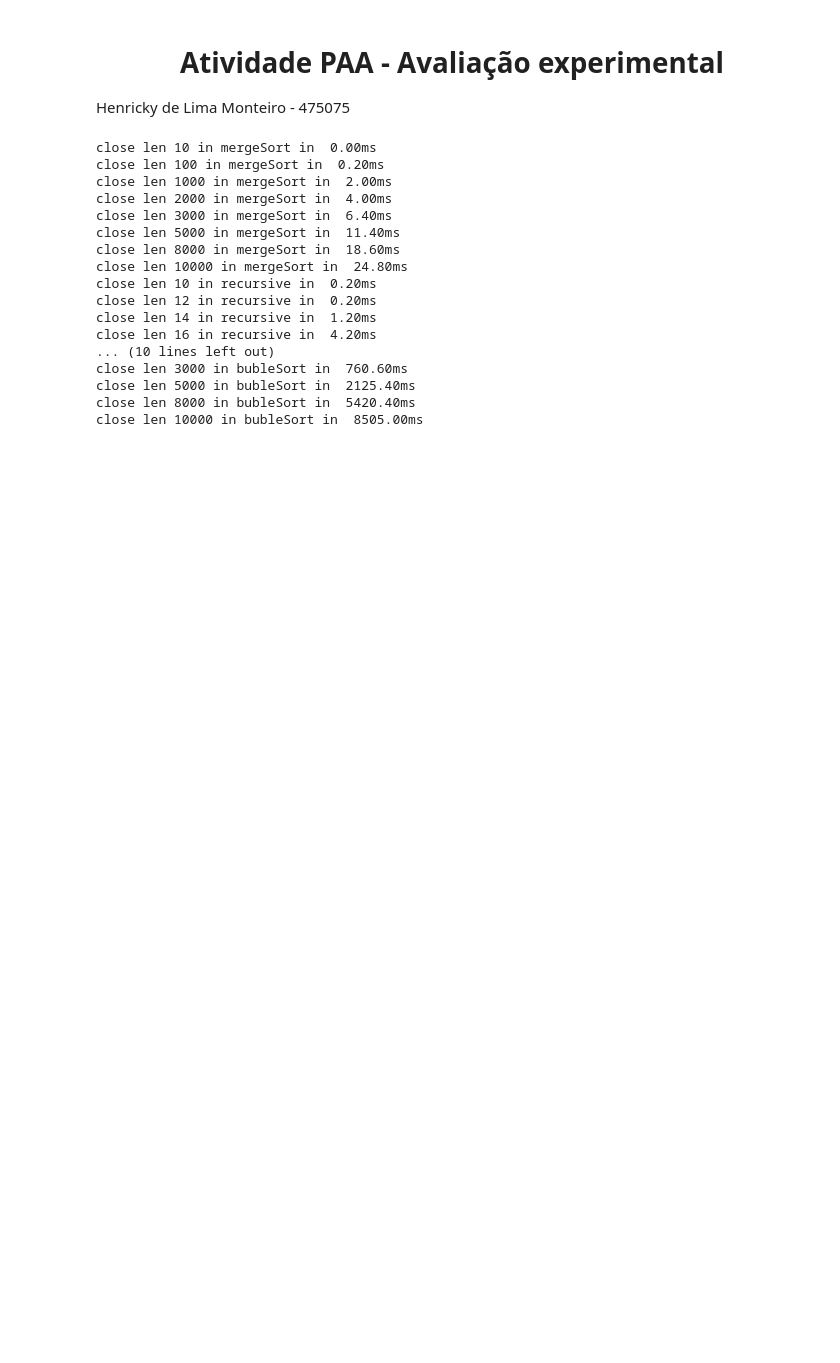
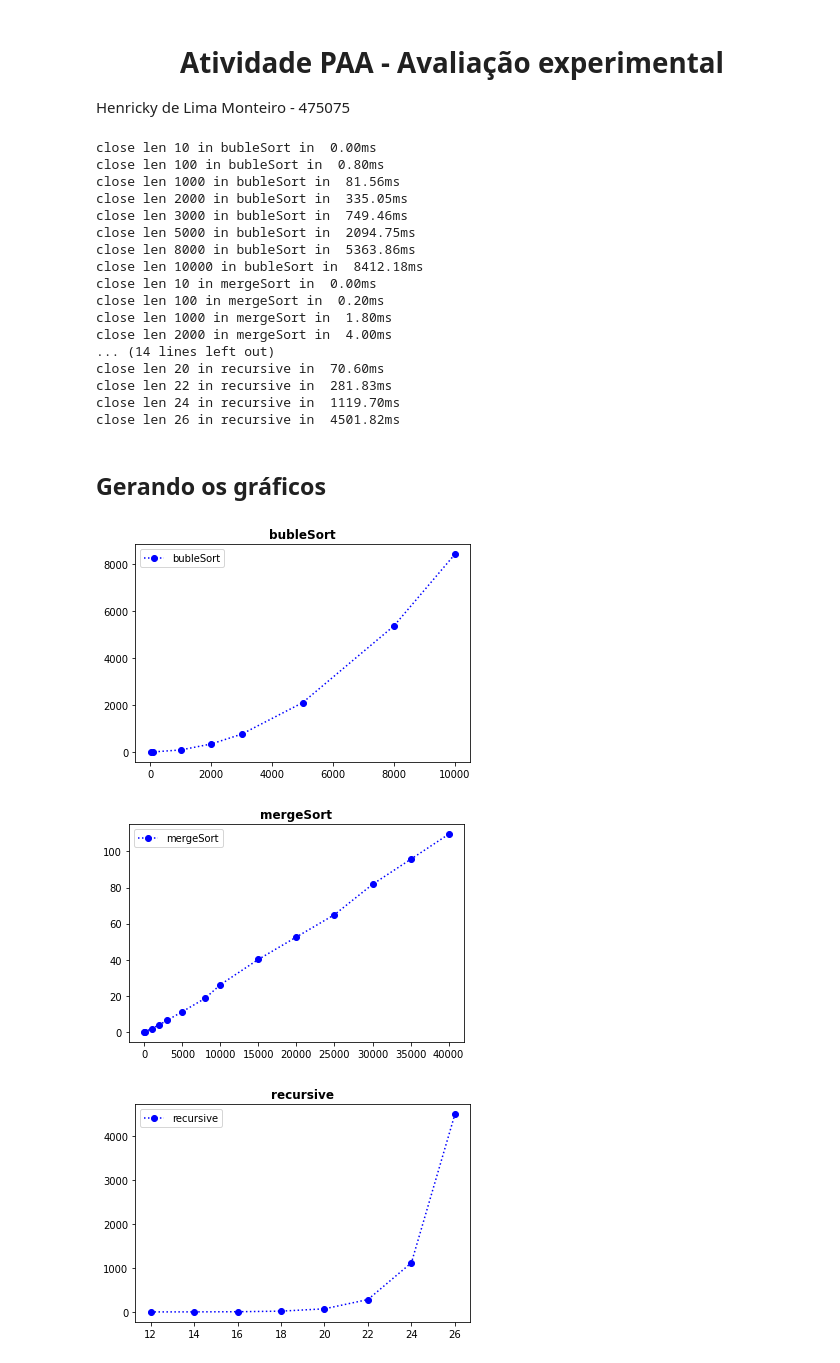
Before and after one commit to HenrickyL/PAA, a Jupyter notebook: Atividade03/atv3.ipynb, the cells around one changed output. Drawn from its saved outputs; the diff is of its cells as text; code cells hidden in the pictures; blank space fills up the shorter version.

Commit message:
graph

```diff
--- a/Atividade03/atv3.ipynb
+++ b/Atividade03/atv3.ipynb
@@ -80,25 +80,48 @@ def GenerateDataByMethod(lenghts, n, method, name, inputTypeArray=True):
 # %%
 lenghts = GenerateData([10,100,1000,2000,3000, 5000, 8000, 10000])
 n = 5
+GenerateDataByMethod(lenghts,n, bubleSort, 'bubleSort')
+lenghts = lenghts+ GenerateData([15000,20000,25000,30000,35000,40000])
 GenerateDataByMethod(lenghts,n, mergeSort, 'mergeSort')
-inputs = [i for i in range(10,30,2)]
+inputs = [i for i in range(12,28,2)]
 GenerateDataByMethod(inputs,n, recursive, 'recursive',inputTypeArray=False)
-GenerateDataByMethod(lenghts,n, bubleSort, 'bubleSort')
 # %% [output]
+close len 10 in bubleSort in  0.00ms
+close len 100 in bubleSort in  0.80ms
+close len 1000 in bubleSort in  81.56ms
+close len 2000 in bubleSort in  335.05ms
+close len 3000 in bubleSort in  749.46ms
+close len 5000 in bubleSort in  2094.75ms
+close len 8000 in bubleSort in  5363.86ms
+close len 10000 in bubleSort in  8412.18ms
 close len 10 in mergeSort in  0.00ms
 close len 100 in mergeSort in  0.20ms
-close len 1000 in mergeSort in  2.00ms
+close len 1000 in mergeSort in  1.80ms
 close len 2000 in mergeSort in  4.00ms
-close len 3000 in mergeSort in  6.40ms
-close len 5000 in mergeSort in  11.40ms
-close len 8000 in mergeSort in  18.60ms
-close len 10000 in mergeSort in  24.80ms
-close len 10 in recursive in  0.20ms
-close len 12 in recursive in  0.20ms
-close len 14 in recursive in  1.20ms
-close len 16 in recursive in  4.20ms
-... (10 lines left out)
-close len 3000 in bubleSort in  760.60ms
-close len 5000 in bubleSort in  2125.40ms
-close len 8000 in bubleSort in  5420.40ms
-close len 10000 in bubleSort in  8505.00ms
+... (14 lines left out)
+close len 20 in recursive in  70.60ms
+close len 22 in recursive in  281.83ms
+close len 24 in recursive in  1119.70ms
+close len 26 in recursive in  4501.82ms
+# %% [markdown]
+## Gerando os gráficos
+# %%
+def DrawGraphic(file, color='b'):
+    title = file.replace('.txt','')
+    A = np.loadtxt(file)
+    x = [i[0] for i in A]
+    y = [i[1] for i in A]
+    plt.plot(x,y, 'o:',color=color, label=title)
+    plt.title(title,fontweight='bold')
+    # plt.ylabel("Tamanho")
+    # plt.ylabel="Tempo (ms)"
+    plt.legend()
+    plt.show()
+# %%
+DrawGraphic('bubleSort.txt')
+DrawGraphic('mergeSort.txt')
+DrawGraphic('recursive.txt')
+# %% [output]
+[figure, added]
+[figure, added]
+[figure, added]
```
Also changed, not shown: parts of 1 cell of this notebook, 6 other files.
